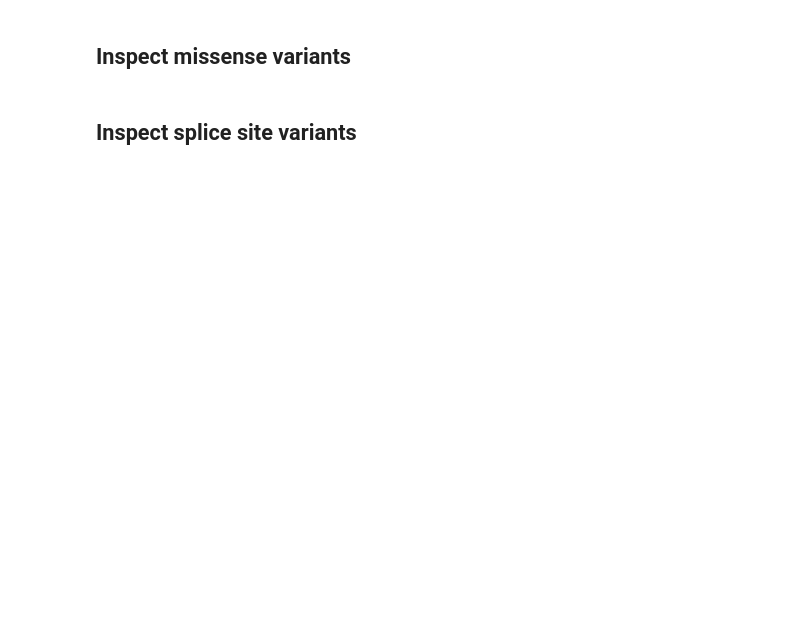
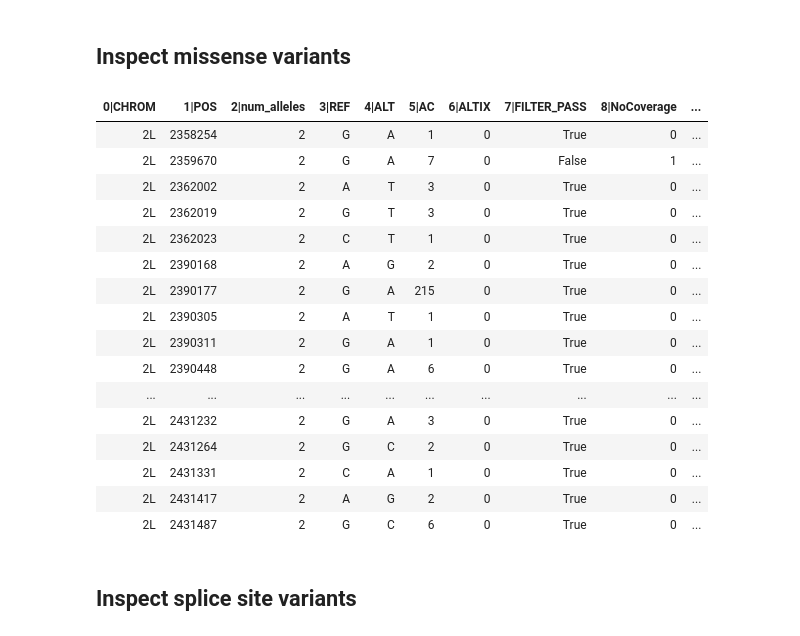
Before and after one commit to malariagen/ag1000g-phase2-vgsc-report, a Jupyter notebook: notebooks/1_Phase_2_vgsc_extract_mutations.ipynb, the cells around one changed output. Drawn from its saved outputs; the diff is of its cells as text; code cells hidden in the pictures; blank space fills up the shorter version.

```diff
--- a/notebooks/1_Phase_2_vgsc_extract_mutations.ipynb
+++ b/notebooks/1_Phase_2_vgsc_extract_mutations.ipynb
@@ -325,8 +335,7 @@ tbl_variants_phase2_eff = (
         tbl_davies_exons.select('exon', lambda v: v[-1] != '-'),
         lkey='CHROM', rkey='exon_seqid', lstart='POS', rstart='exon_start', lstop='POS', rstop='exon_end', include_stop=True)
     .cutout('exon_seqid')
-    .addfield('VEFF', lambda row: [e for e in annotator.get_effects(chrom=row.CHROM, pos=row.POS, ref=row.REF, alt=row.ALT)
-                                   if e.effect in selected_effects])
+    .addfield('VEFF', lambda row: [e for e in annotator.get_effects(chrom=row.CHROM, pos=row.POS, ref=row.REF, alt=row.ALT) if e.effect in selected_effects])
     .addfield(transcript_ids[0], transcript_effect(transcript_ids[0]))
     .addfield(transcript_ids[1], transcript_effect(transcript_ids[1]))
     .addfield(transcript_ids[2], transcript_effect(transcript_ids[2]))
@@ -357,36 +371,54 @@ def simplify_missense_effect(v):
     if v and v[0] == 'NON_SYNONYMOUS_CODING':
         return v[1]
     else:
         return ''
 
 
 td_styles = {
     'FILTER_PASS': lambda v: 'background-color: red' if not v else '',
     'NoCoverage': lambda v: 'background-color: red' if v > 1 else '',
     'LowCoverage': lambda v: 'background-color: red' if v > 76 else '',
     'HighCoverage': lambda v: 'background-color: red' if v > 15 else '',
     'LowMQ': lambda v: 'background-color: red' if v > 76 else '',
     'HighMQ0': lambda v: 'background-color: red' if v > 1 else '',
     'RepeatDUST': lambda v: 'background-color: red' if v else '',
     'FS': lambda v: 'background-color: red' if v > 60 else '',
     'QD': lambda v: 'background-color: red' if v < 5 else '',
     'ReadPosRankSum': lambda v: 'background-color: red' if v < -8 else '',
     'HRun': lambda v: 'background-color: red' if v > 4 else '',
     'num_alleles': lambda v: 'background-color: orange' if v > 2 else '',
 }
 
 
 def tr_style(row):
     """Colour row by alternate allele count."""
     return 'background-color:rgba(0, 255, 0, %.3f)' % (min(1, row['AC']/100))
 
 
-tbl_variants_phase1_missense = (
-    tbl_variants_phase1_eff
+tbl_variants_phase2_missense = (
+    tbl_variants_phase2_eff
     .select(lambda row: any(row[t] and row[t][0] == 'NON_SYNONYMOUS_CODING' for t in transcript_ids))
     .convert(transcript_ids, simplify_missense_effect)
 )
-tbl_variants_phase1_missense.displayall(td_styles=td_styles, tr_style=tr_style)
+tbl_variants_phase2_missense.displayall(td_styles=td_styles, tr_style=tr_style)
+# %% [output]
+| 0|CHROM | 1|POS | 2|num_alleles | 3|REF | 4|ALT | 5|AC | 6|ALTIX | 7|FILTER_PASS | 8|NoCoverage | ... |
+| 2L | 2358254 | 2 | G | A | 1 | 0 | True | 0 | ... |
+| 2L | 2359670 | 2 | G | A | 7 | 0 | False | 1 | ... |
+| 2L | 2362002 | 2 | A | T | 3 | 0 | True | 0 | ... |
+| 2L | 2362019 | 2 | G | T | 3 | 0 | True | 0 | ... |
+| 2L | 2362023 | 2 | C | T | 1 | 0 | True | 0 | ... |
+| 2L | 2390168 | 2 | A | G | 2 | 0 | True | 0 | ... |
+| 2L | 2390177 | 2 | G | A | 215 | 0 | True | 0 | ... |
+| 2L | 2390305 | 2 | A | T | 1 | 0 | True | 0 | ... |
+| 2L | 2390311 | 2 | G | A | 1 | 0 | True | 0 | ... |
+| 2L | 2390448 | 2 | G | A | 6 | 0 | True | 0 | ... |
+| ... | ... | ... | ... | ... | ... | ... | ... | ... | ... |
+| 2L | 2431232 | 2 | G | A | 3 | 0 | True | 0 | ... |
+| 2L | 2431264 | 2 | G | C | 2 | 0 | True | 0 | ... |
+| 2L | 2431331 | 2 | C | A | 1 | 0 | True | 0 | ... |
+| 2L | 2431417 | 2 | A | G | 2 | 0 | True | 0 | ... |
+| 2L | 2431487 | 2 | G | C | 6 | 0 | True | 0 | ... |
 # %% [markdown]
 ## Inspect splice site variants
 # %%
```
Also changed, not shown: parts of 14 cells of this notebook, 5 other files.
